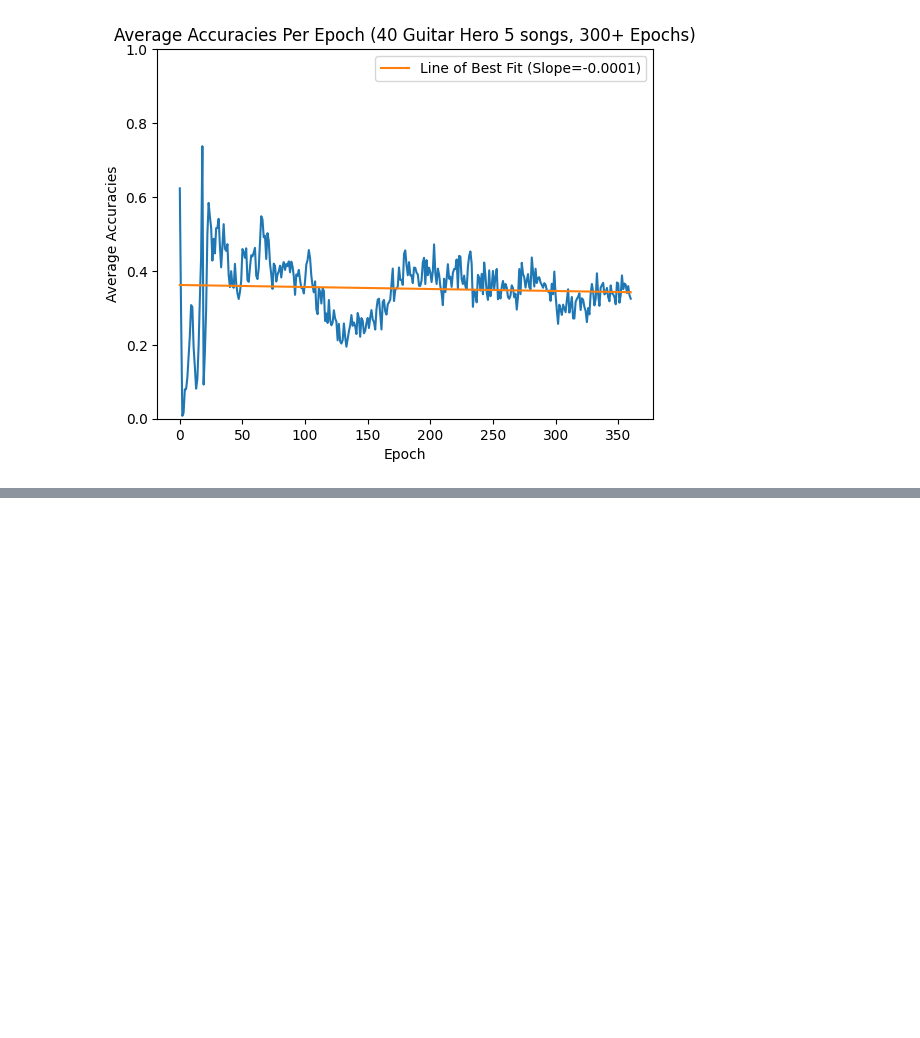
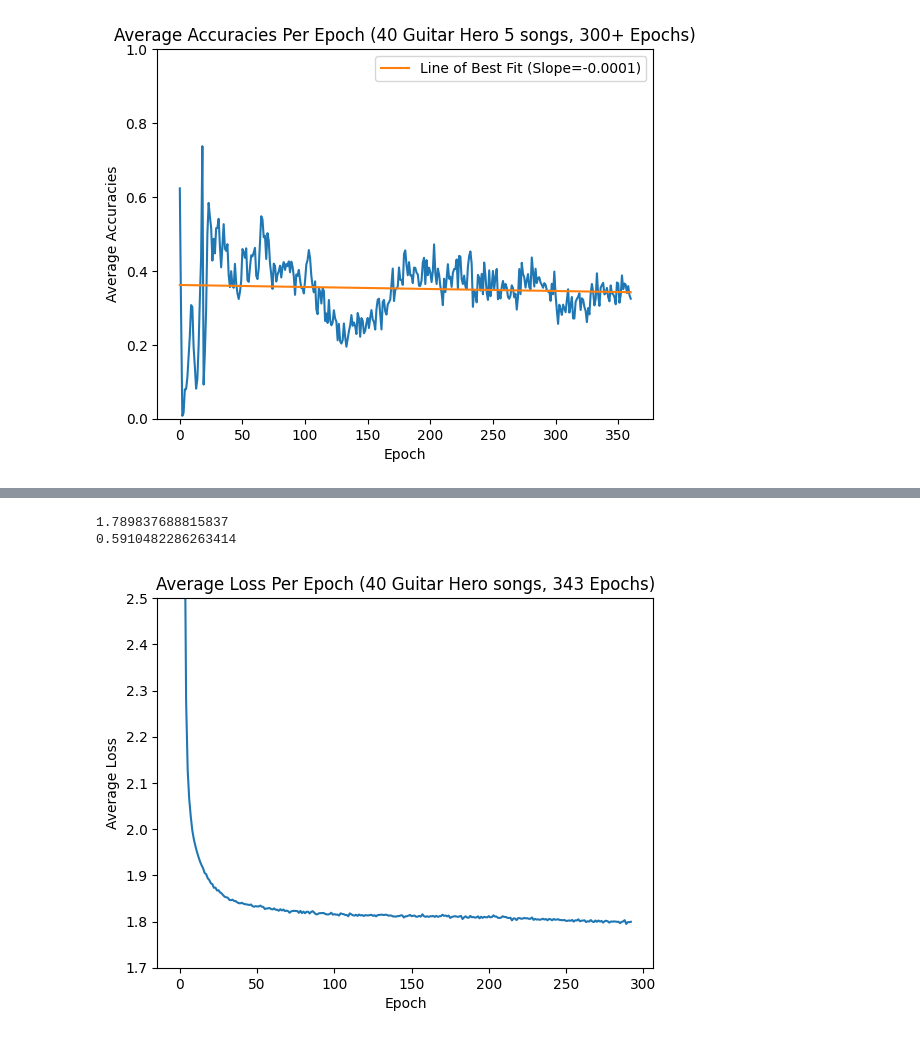
Before and after one commit to mb6611/audio2hero, a Jupyter notebook: notebooks/graphs.ipynb, the cells around one changed output, grey strips where cells are left out. Cells and saved outputs as stored; diff of their text form; code cells hidden in the pictures; blank space fills up the shorter version.

```diff
--- a/graphs.ipynb
+++ b/notebooks/graphs.ipynb
@@ -152,0 +153,28 @@ plt.show()
+# %%
+print(np.min(ada_losses))
+print(np.max(ada_accuracies))
+# %% [output]
+1.789837688815837
+0.5910482286263414
+# %%
+nostrum_losses = np.load("losses_nostrum.npy")
+nostrum_losses = [np.mean(epoch) for epoch in nostrum_losses]
+
+result = nostrum_losses
+
+#total_average_losses_ = np.concatenate((average_losses3, average_losses5))
+plt.title("Average Loss Per Epoch (40 Guitar Hero songs, 343 Epochs)")
+plt.xlabel("Epoch")
+plt.ylabel("Average Loss")
+plt.ylim(1.7,2.5)
+plt.plot(list(range(len(result))), result)
+
+#x = list(range(len(ada_losses)))
+#y = ada_losses
+#coefficients = np.polyfit(x, y, 1)
+#plt.plot(x, np.poly1d(coefficients)(x), label=f'Line of Best Fit (Slope={coefficients[0]:.4f})')
+#plt.legend()
+
+plt.show()
+# %% [output]
+[figure, added]
```
Also changed, not shown: parts of 3 cells of this notebook, 53 other files.
